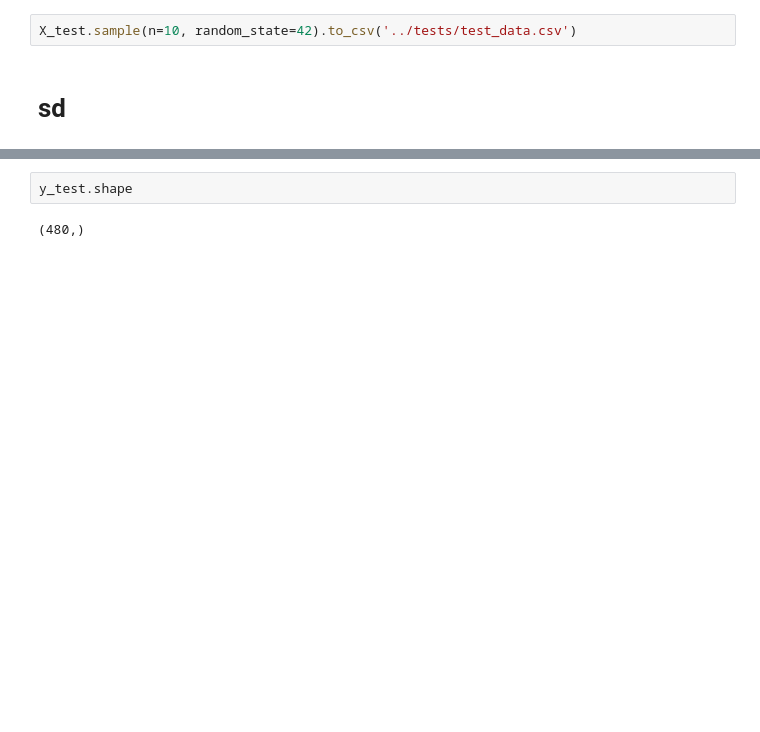
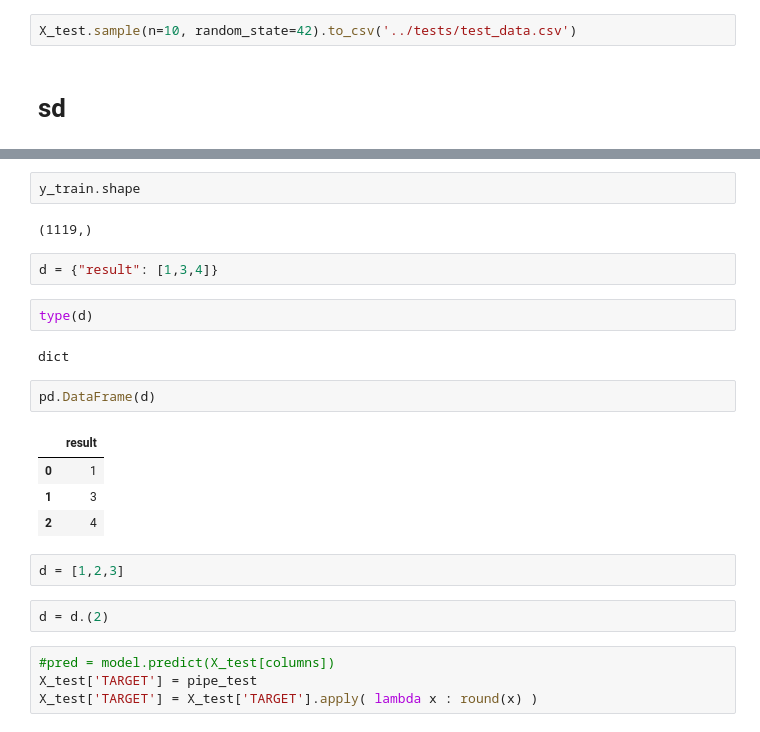
Before and after one commit to Baibhav19/ML_project1, a Jupyter notebook: src/main_process.ipynb, the cells around one changed output, grey strips where cells are left out. Saved outputs shown, nothing was run; the diff lists cells and outputs as text; blank space fills up the shorter version.

```diff
--- a/src/main_process.ipynb
+++ b/src/main_process.ipynb
@@ -312,4 +333,25 @@ class prediction:
 # %%
-y_test.shape
+y_train.shape
 # %% [output]
-(480,)
+(1119,)
+# %%
+d = {"result": [1,3,4]}
+# %%
+type(d)
+# %% [output]
+dict
+# %%
+pd.DataFrame(d)
+# %% [output]
+|  | result |
+| 0 | 1 |
+| 1 | 3 |
+| 2 | 4 |
+# %%
+d = [1,2,3]
+# %%
+d = d.(2)
+# %%
+#pred = model.predict(X_test[columns])
+X_test['TARGET'] = pipe_test
+X_test['TARGET'] = X_test['TARGET'].apply( lambda x : round(x) )
```
Also changed, not shown: parts of 2 cells of this notebook, 9 other files.
